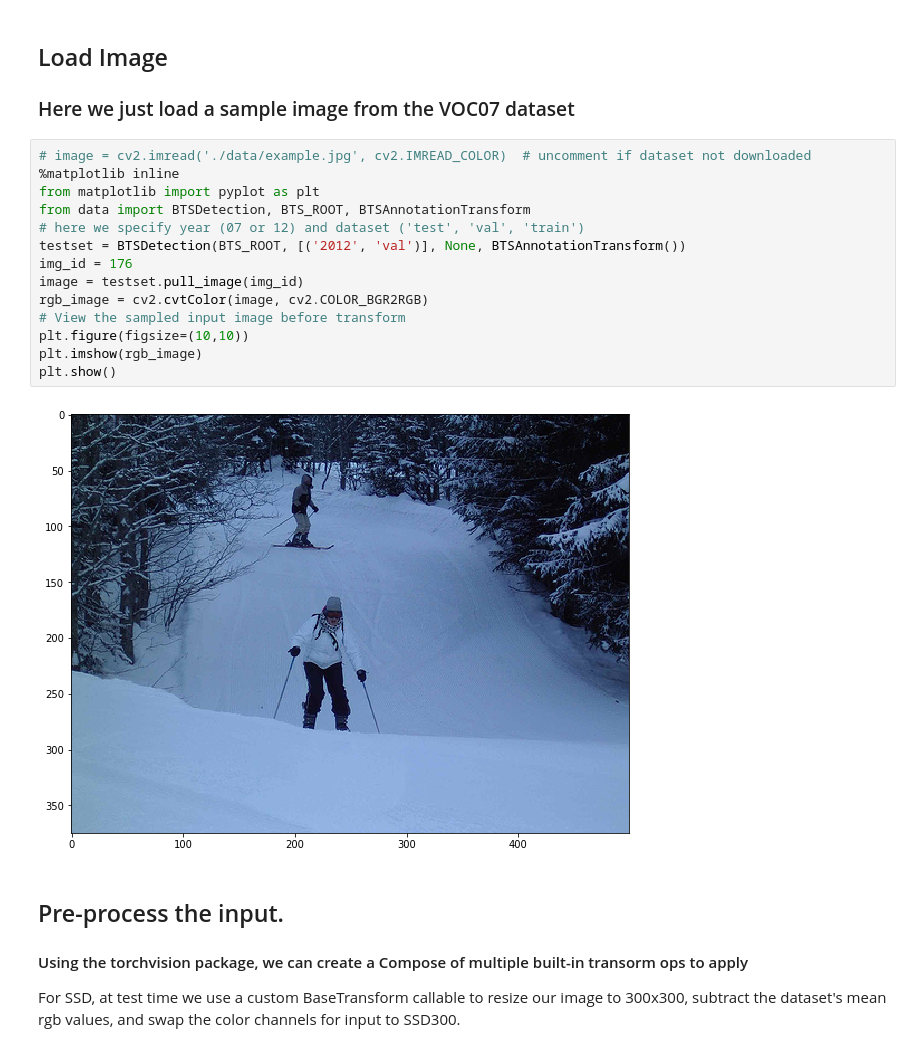
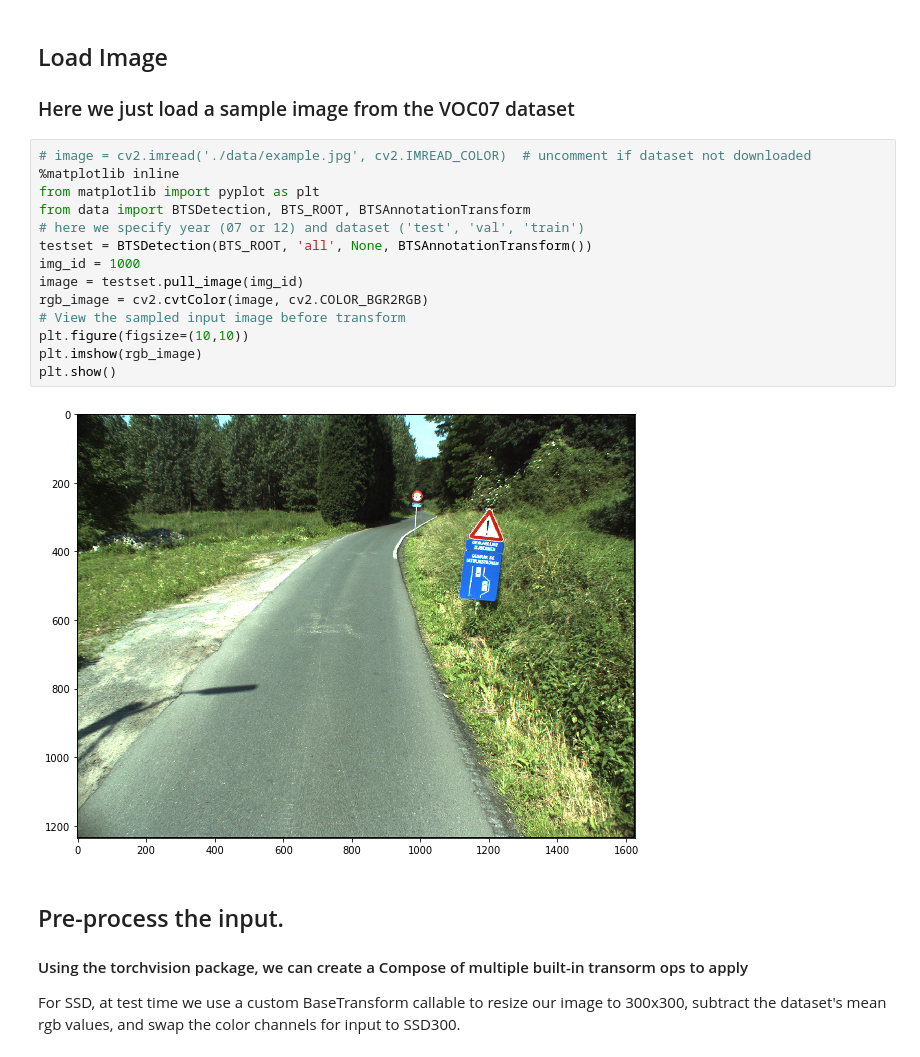
Before and after one commit to pinkerltm/ssd.pytorch, a Jupyter notebook: demo/demo-Copy1.ipynb, the cells around one changed output. Saved outputs shown, nothing was run; the diff lists cells and outputs as text.

```diff
--- a/demo/demo-Copy1.ipynb
+++ b/demo/demo-Copy1.ipynb
@@ -36,19 +36,19 @@ Finished!
 # %%
 # image = cv2.imread('./data/example.jpg', cv2.IMREAD_COLOR)  # uncomment if dataset not downloaded
 %matplotlib inline
 from matplotlib import pyplot as plt
 from data import BTSDetection, BTS_ROOT, BTSAnnotationTransform
 # here we specify year (07 or 12) and dataset ('test', 'val', 'train')
-testset = BTSDetection(BTS_ROOT, [('2012', 'val')], None, BTSAnnotationTransform())
-img_id = 176
+testset = BTSDetection(BTS_ROOT, 'all', None, BTSAnnotationTransform())
+img_id = 1000
 image = testset.pull_image(img_id)
 rgb_image = cv2.cvtColor(image, cv2.COLOR_BGR2RGB)
 # View the sampled input image before transform
 plt.figure(figsize=(10,10))
 plt.imshow(rgb_image)
 plt.show()
 # %% [output]
-[figure, old version]
+[figure, new version]
 # %% [markdown]
 ## Pre-process the input.
 #### Using the torchvision package, we can create a Compose of multiple built-in transorm ops to apply
```
Also changed, not shown: parts of 3 cells of this notebook, 5 other files.
